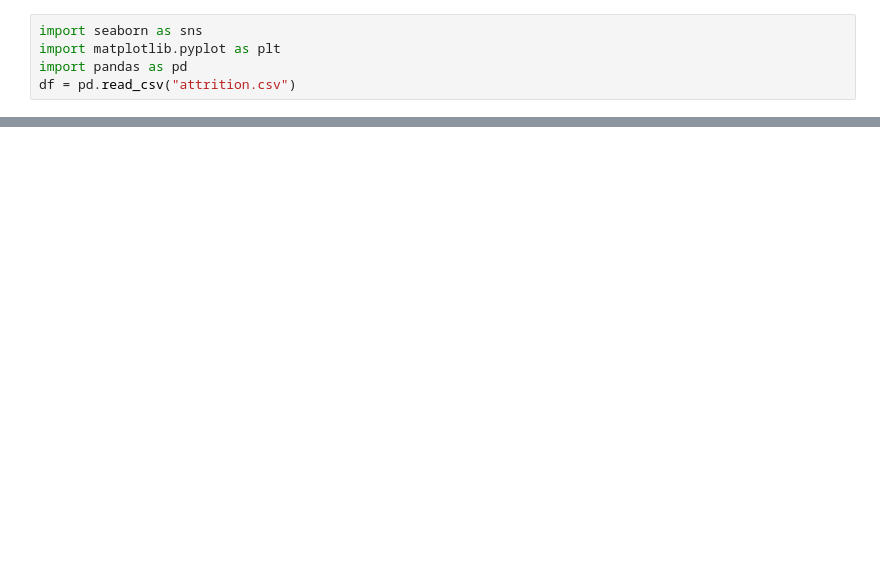
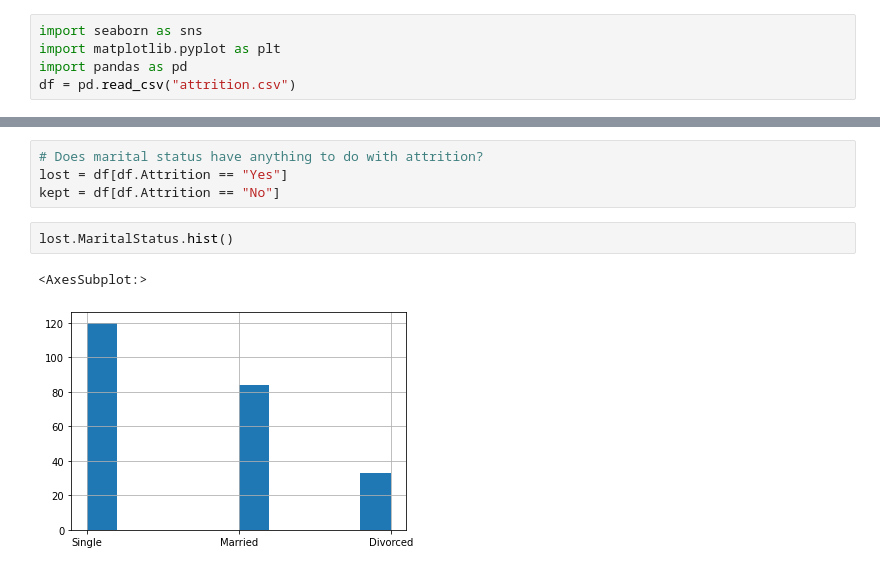
Before and after one commit to ryanorsinger/intro_to_analysis, a Jupyter notebook: intro_to_analysis.ipynb, the cells around one changed output, grey strips where cells are left out. Drawn from its saved outputs; the diff is of its cells as text; blank space fills up the shorter version.

```diff
--- a/intro_to_analysis.ipynb
+++ b/intro_to_analysis.ipynb
@@ -89,0 +226,9 @@ df.head(2).T
+# %%
+# Does marital status have anything to do with attrition?
+lost = df[df.Attrition == "Yes"]
+kept = df[df.Attrition == "No"]
+# %%
+lost.MaritalStatus.hist()
+# %% [output]
+<AxesSubplot:>
+[figure, added]
```
Also changed, not shown: parts of 29 cells of this notebook.
